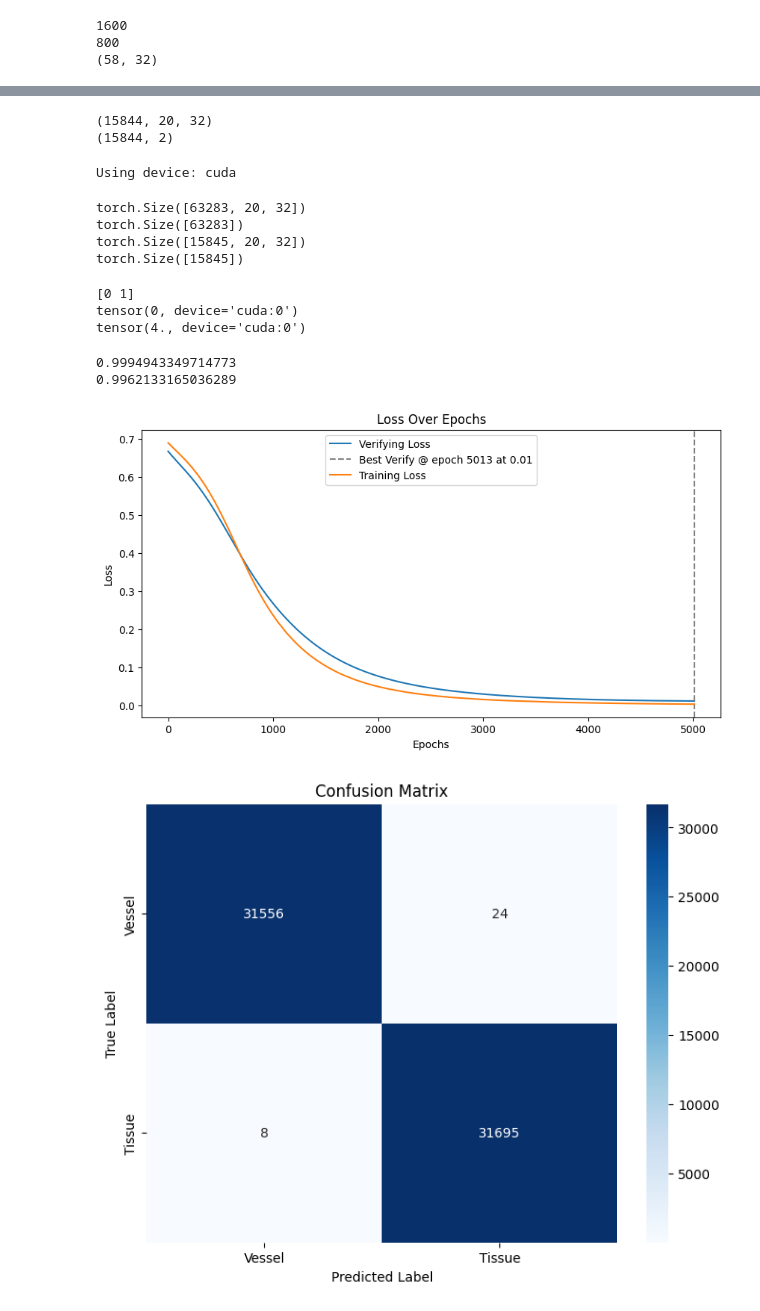
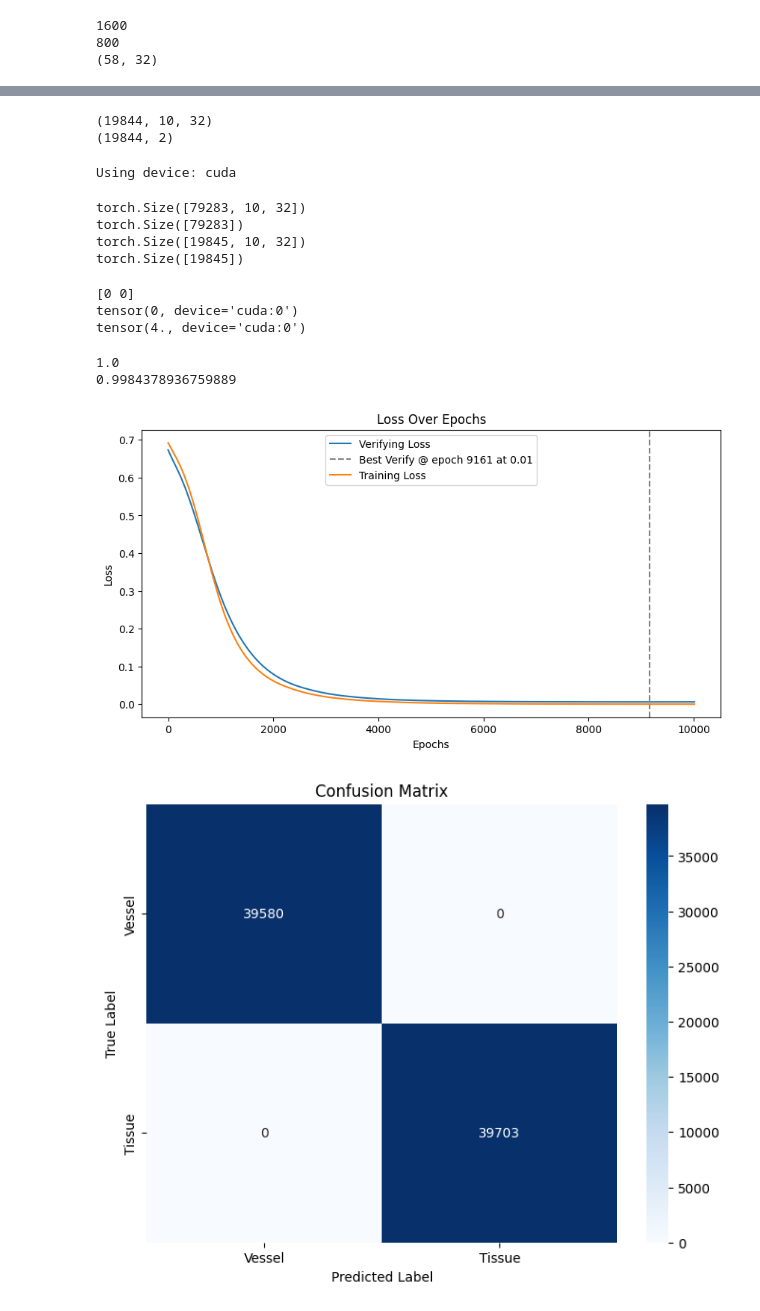
Before and after one commit to XiongStony/data_analyse, a Jupyter notebook: Niryo-robot-test/The_third_NeedleARM.ipynb, the cells around one changed output, grey strips where cells are left out. Saved outputs shown, nothing was run; the diff lists cells and outputs as text; code cells hidden in the pictures.

```diff
--- a/Niryo-robot-test/The_third_NeedleARM.ipynb
+++ b/Niryo-robot-test/The_third_NeedleARM.ipynb
@@ -238,7 +238,7 @@ ylist = []
 y_rlist = []
 y_depth_list = []
 y_r_depth_list = []
-win = 20
+win = 10
 for channel,label, depth in zip(channelist,labellist,depthlist):
     data = sliding_window_view(channel, axis=0, window_shape=win).transpose(0,2,1)
     depth_data = depth[win-1:]
@@ -326,8 +326,8 @@ X_ver,X_te,y_ver,y_te = train_test_split(X_r, y_r, test_size=0.5,shuffle=True)
 print(X_ver.shape)
 print(y_ver.shape)
 # %% [output]
-(15844, 20, 32)
-(15844, 2)
+(19844, 10, 32)
+(19844, 2)
 # %%
 device = torch.device(
     "cuda" if torch.cuda.is_available()
@@ -338,23 +338,26 @@ print("Using device:", device)
 # %% [output]
 Using device: cuda
 # %%
+# idea add cls token and reg token
+
 class TinyClassifier(nn.Module):
-    def __init__(self, vec_dim=64, num_heads=4, num_classes=2, dropout = 0.001, attn_dropout=0.001):
+    def __init__(self, vec_dim=64, num_heads=4, num_classes=2, attn_dropout=0.001, cls_dropout = 0.001,reg_dropout=0.0001):
         super().__init__()
         self.attn = BIMHSAttention(vec_dim, num_heads, attn_dropout=attn_dropout, proj_dropout=0,backend="math")
         self.ln = nn.LayerNorm(vec_dim)
         self.classifier = nn.Sequential(
             nn.Linear(vec_dim,14),
             nn.GELU(),
-            nn.Dropout(dropout),
+            nn.Dropout(cls_dropout),
             nn.Linear(14,num_classes)
         )
         self.regression = nn.Sequential(
-            nn.Linear(vec_dim+num_classes,18),
-            # nn.Linear(vec_dim,12),
+            nn.Linear(vec_dim+num_classes,36),
             nn.GELU(),
-            nn.Dropout(dropout),
-            nn.Linear(18,1)
+            nn.Linear(36,24),
+            nn.GELU(),
+            nn.Dropout(reg_dropout),
+            nn.Linear(24,1)
         )
         # MLP([vec_dim,24,num_classes], actfunc='GELU')
 
@@ -366,6 +369,11 @@ class TinyClassifier(nn.Module):
         added = torch.cat((logits,x),dim=1)
         depth = self.regression(added).squeeze(-1)
         return logits, depth
+seed = 42
+set_seed(seed)
+numhead = 2
+cls_dropout = 0.001
+model = TinyClassifier(X.shape[-1],num_classes=2,num_heads=numhead,cls_dropout=cls_dropout, attn_dropout=0.0001).to(device)
 # %%
 X_train_tensor = torch.tensor(X, dtype=torch.float32).to(device)
 cls_y_train_tensor = torch.tensor(y[:,0], dtype=torch.long).squeeze().to(device)
@@ -389,32 +397,29 @@ print(cls_y_train_tensor.shape)
 print(X_te_tensor.shape)
 print(reg_y_te_tensor.shape)
 # %% [output]
-torch.Size([63283, 20, 32])
-torch.Size([63283])
-torch.Size([15845, 20, 32])
-torch.Size([15845])
+torch.Size([79283, 10, 32])
+torch.Size([79283])
+torch.Size([19845, 10, 32])
+torch.Size([19845])
 # %%
 print(y[0])
 print(cls_y_train_tensor[0])
 print(reg_y_train_tensor[1])
 # %% [output]
-[0 1]
+[0 0]
 tensor(0, device='cuda:0')
 tensor(4., device='cuda:0')
 # %%
-seed = 42
-set_seed(seed)
-numhead = 2
-dropout = 0.001
-model = TinyClassifier(X.shape[-1],num_classes=2,num_heads=numhead,dropout=dropout, attn_dropout=0.0001).to(device)
 # class_weights,_ = rebalance_weight(y[:,0])
+
+learning_rate = 2e-5
+model.regression.requires_grad_(False)
 classif_cri = nn.CrossEntropyLoss() #weight=class_weights.to(device)
-learning_rate = 2e-5
 cls_optimizer = optim.AdamW(model.parameters(), lr=learning_rate)
 # %%
 train_losses = []
 verify_losses = []
-num_epochs=5014
+num_epochs=10014
 pbar = tqdm(range(int(num_epochs)), desc="Training", leave=True)
 
 for epoch in pbar:
@@ -468,17 +473,17 @@ with torch.no_grad():
 # %%
 print(accuracy_train)
 print(accuracy)
 # cls_ver, *_ = zip(*verify_losses)
 plt_loss(train_losses=train_losses,verifying_losses=verify_losses)
 plt_confusion(cm_train, materials)
 plt_confusion(cm, materials)
 
 text = f"seedl = {seedl}, seed = {seed}, r = {r},  atthead = {numhead}, \
-win = {win}, dropout = {dropout}, learning_rate = {learning_rate}, accuracy = {accuracy}\n"
+win = {win}, dropout = {cls_dropout}, learning_rate = {learning_rate}, accuracy = {accuracy}\n"
 with open("mwtfiles/Third_para.txt","a") as f:
     f.write(text)
 # %% [output]
-0.9994943349714773
-0.9962133165036289
+1.0
+0.9984378936759889
-[figure, old version]
+[figure, new version]
-[figure, old version]
+[figure, new version]
```
Also changed, not shown: parts of 11 cells of this notebook, 4 other files.
